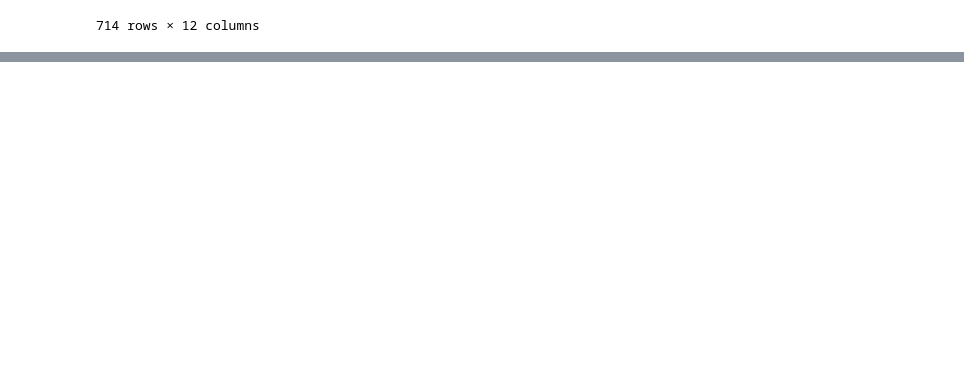
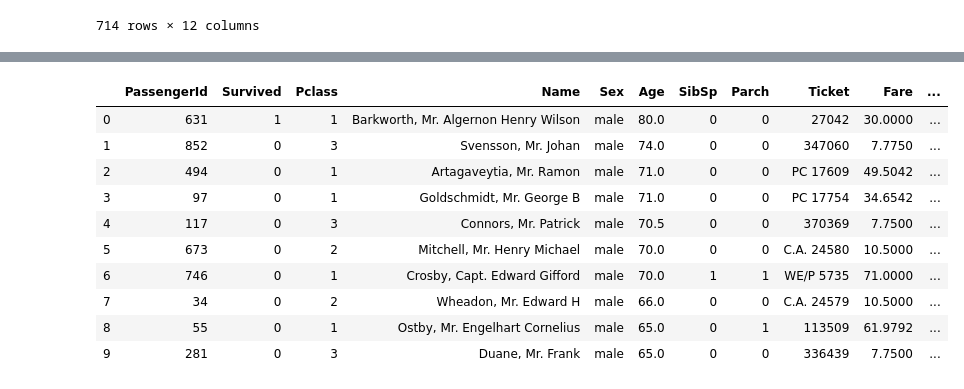
Before and after one commit to TOMMYWHY/python_advance_learning, a Jupyter notebook: 020_dataMining/pandas_learning01.ipynb, the cells around one changed output, grey strips where cells are left out. Saved outputs shown, nothing was run; the diff lists cells and outputs as text; code cells hidden in the pictures; blank space fills up the shorter version.

```diff
--- a/020_dataMining/pandas_learning01.ipynb
+++ b/020_dataMining/pandas_learning01.ipynb
@@ -200,0 +203,3 @@ new_tit_sur
+# %%
+new_tita_survival = titanic_survival.sort_values("Age",ascending=False) # sort by age
+new_tita_survival[0:10]
@@ -200,0 +218,15 @@ new_tit_sur
+# %%
+tita_reindexed = new_tita_survival.reset_index(drop=True) # 从新编号
+tita_reindexed[0:10]
+# %% [output]
+|  | PassengerId | Survived | Pclass | Name | Sex | Age | SibSp | Parch | Ticket | Fare | ... |
+| 0 | 631 | 1 | 1 | Barkworth, Mr. Algernon Henry Wilson | male | 80.0 | 0 | 0 | 27042 | 30.0000 | ... |
+| 1 | 852 | 0 | 3 | Svensson, Mr. Johan | male | 74.0 | 0 | 0 | 347060 | 7.7750 | ... |
+| 2 | 494 | 0 | 1 | Artagaveytia, Mr. Ramon | male | 71.0 | 0 | 0 | PC 17609 | 49.5042 | ... |
+| 3 | 97 | 0 | 1 | Goldschmidt, Mr. George B | male | 71.0 | 0 | 0 | PC 17754 | 34.6542 | ... |
+| 4 | 117 | 0 | 3 | Connors, Mr. Patrick | male | 70.5 | 0 | 0 | 370369 | 7.7500 | ... |
+| 5 | 673 | 0 | 2 | Mitchell, Mr. Henry Michael | male | 70.0 | 0 | 0 | C.A. 24580 | 10.5000 | ... |
+| 6 | 746 | 0 | 1 | Crosby, Capt. Edward Gifford | male | 70.0 | 1 | 1 | WE/P 5735 | 71.0000 | ... |
+| 7 | 34 | 0 | 2 | Wheadon, Mr. Edward H | male | 66.0 | 0 | 0 | C.A. 24579 | 10.5000 | ... |
+| 8 | 55 | 0 | 1 | Ostby, Mr. Engelhart Cornelius | male | 65.0 | 0 | 1 | 113509 | 61.9792 | ... |
+| 9 | 281 | 0 | 3 | Duane, Mr. Frank | male | 65.0 | 0 | 0 | 336439 | 7.7500 | ... |
```
Also changed, not shown: parts of 2 cells of this notebook.
